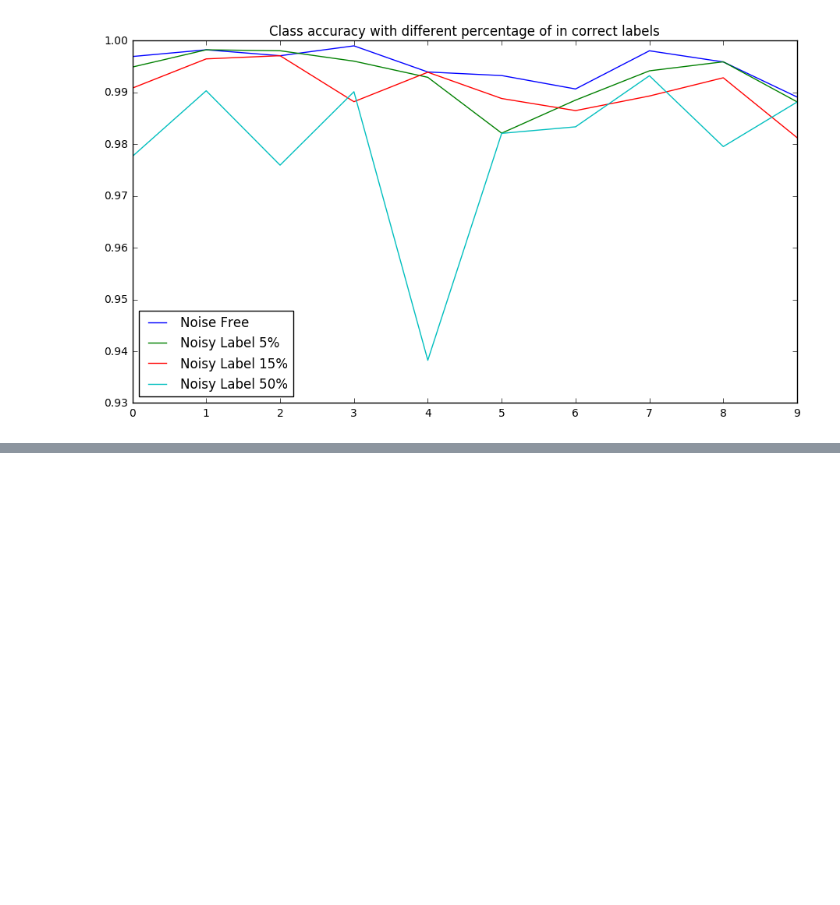
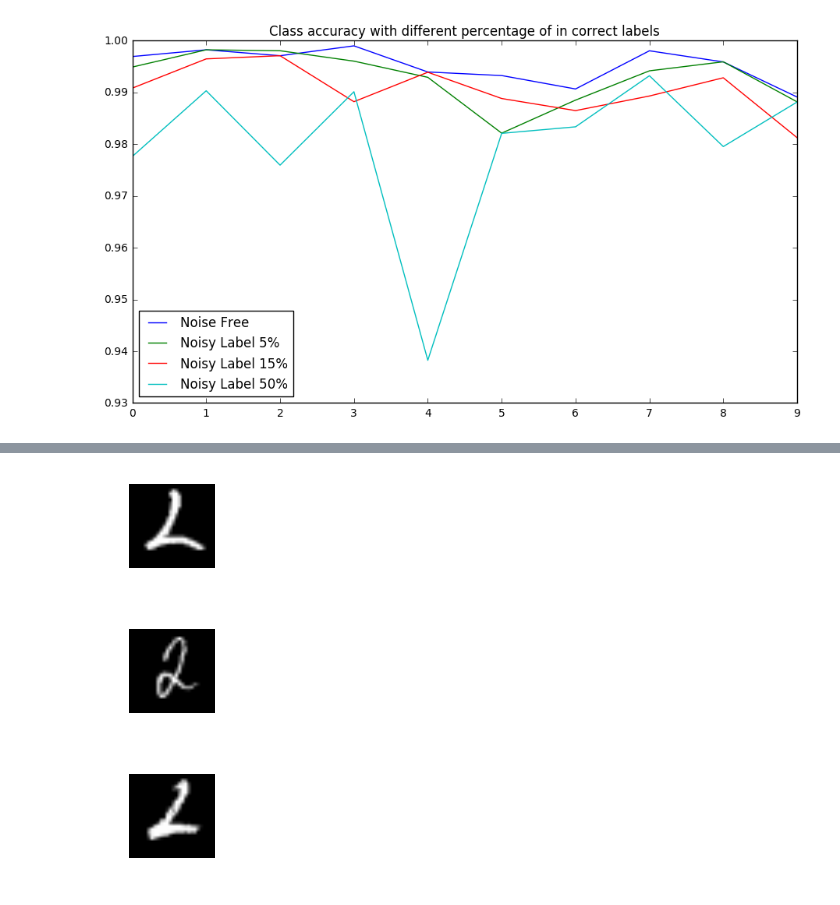
Before and after one commit to YuhuaBillChen/tf-minist-playground, a Jupyter notebook: notebook/class_accuracy.ipynb, the cells around one changed output, grey strips where cells are left out. Drawn from its saved outputs; the diff is of its cells as text; code cells hidden in the pictures; blank space fills up the shorter version.

```diff
--- a/notebook/class_accuracy.ipynb
+++ b/notebook/class_accuracy.ipynb
@@ -99,0 +135,11 @@ plt.show()
+# %%
+# Noise image
+for i, im in enumerate(get_error_imgs(mnist, n_std128_npy,6,2)):
+    plt.figure(figsize=(5,5));
+    plt.subplot(1,4,i+1);
+    plot_img(im)
+    plt.axis('off')
+# %% [output]
+[figure, added]
+[figure, added]
+[figure, added]
```
Also changed, not shown: parts of 7 cells of this notebook, 1 other file.
